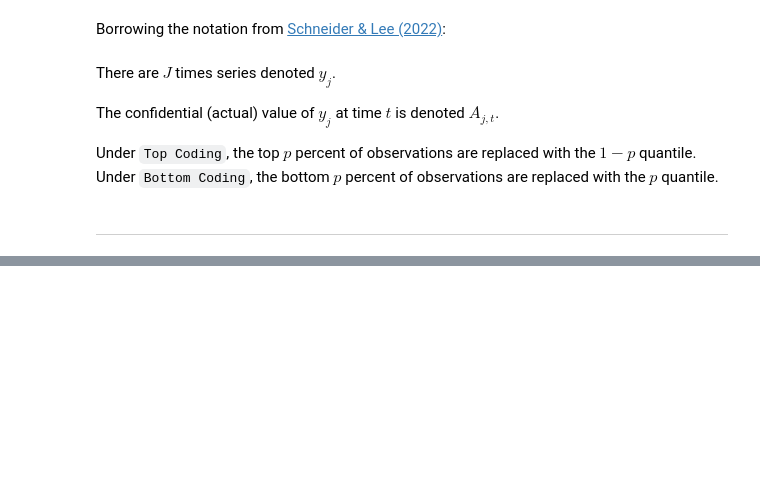
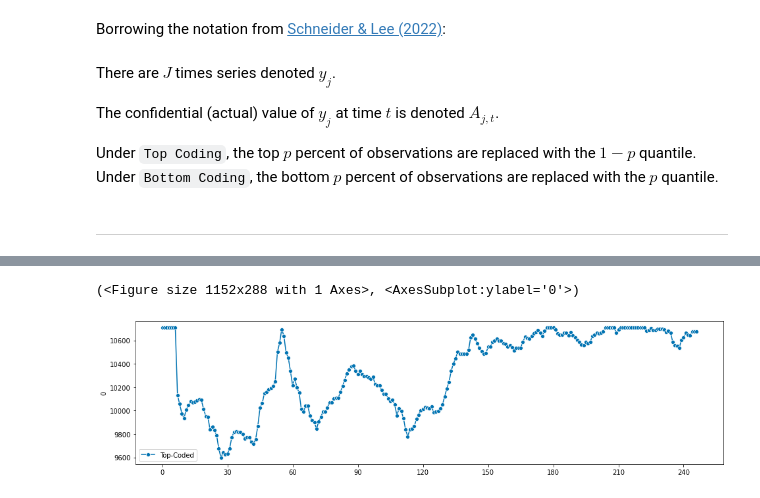
Before and after one commit to cdbale/Privacy-and-Forecasting-Empirical, a Jupyter notebook: Code/Exploratory/Protection Methods/Top_and_Bottom_Coding.ipynb, the cells around one changed output, grey strips where cells are left out. Cells and saved outputs as stored; diff of their text form; code cells hidden in the pictures; blank space fills up the shorter version.

```diff
--- a/Code/Exploratory/Protection Methods/Top_and_Bottom_Coding.ipynb
+++ b/Code/Exploratory/Protection Methods/Top_and_Bottom_Coding.ipynb
@@ -38,0 +53,5 @@ def coding_protection(series, coding_type, percent_protected):
+# %%
+plot_series(Y_tc.iloc[0,:], labels=["Top-Coded"])
+# %% [output]
+(<Figure size 1152x288 with 1 Axes>, <AxesSubplot:ylabel='0'>)
+[figure, added]
```
Also changed, not shown: parts of 10 cells of this notebook.
